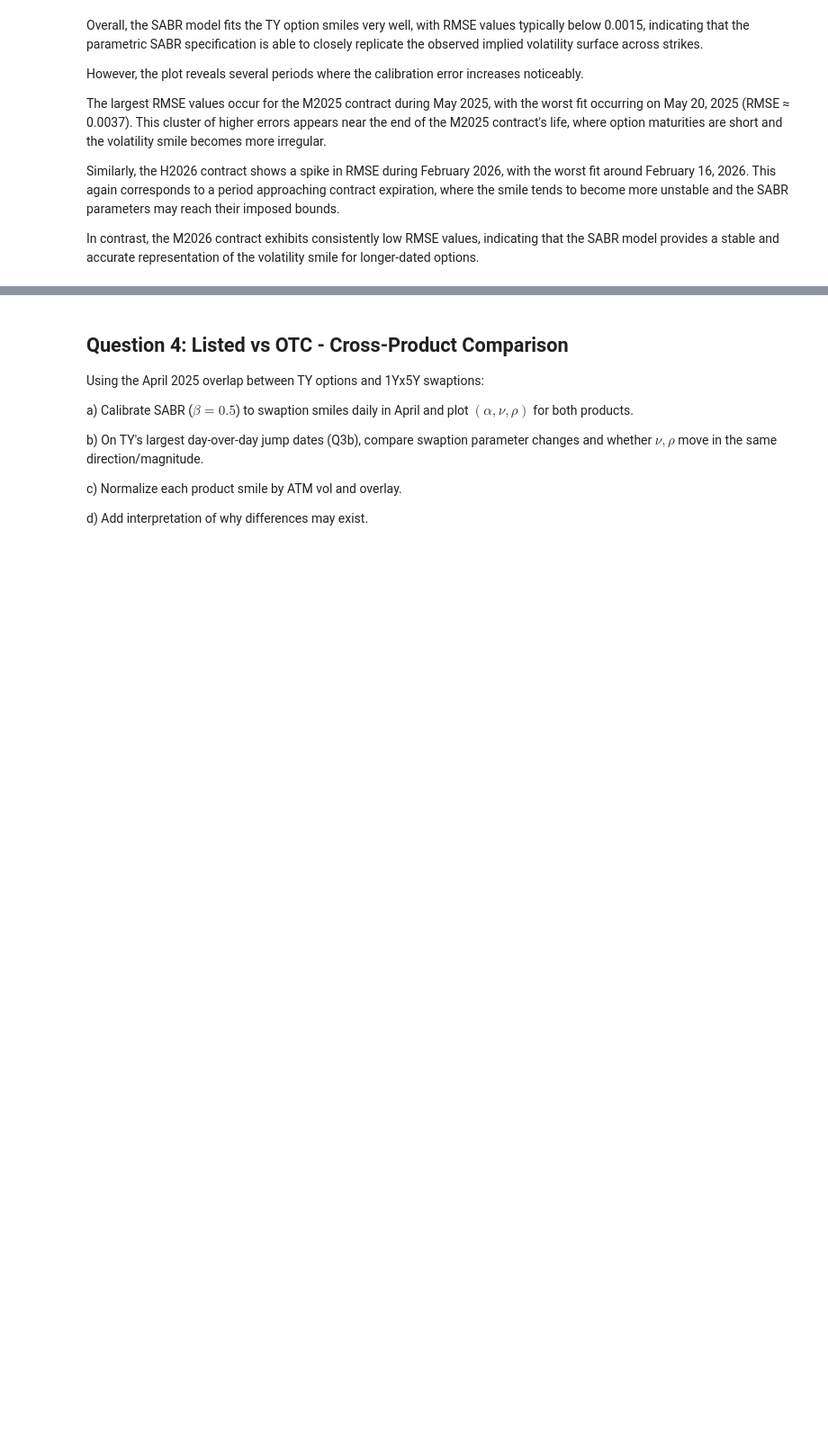
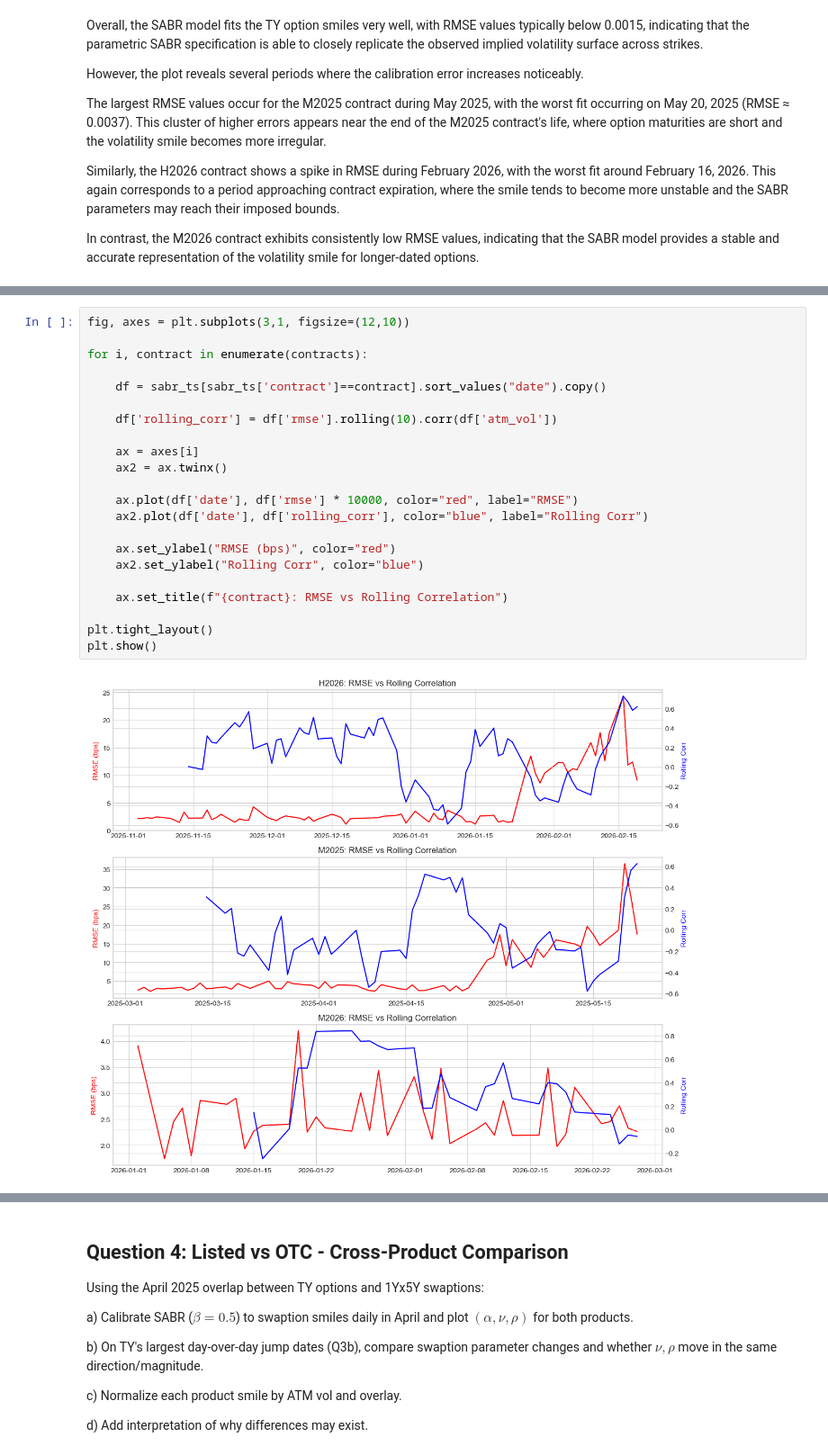
Before and after one commit to se101/Fixed-Income-Derivatives-, a Jupyter notebook: Project.ipynb, the cells around one changed output, grey strips where cells are left out. Shown at 90% size. Drawn from its saved outputs; the diff is of its cells as text; blank space fills up the shorter version.

```diff
--- a/Project.ipynb
+++ b/Project.ipynb
@@ -1341,0 +1398,24 @@ calib_all.groupby('contract').apply(lambda x: x[['rmse', 'atm_vol']].corr().iloc
+# %%
+fig, axes = plt.subplots(3,1, figsize=(12,10))
+
+for i, contract in enumerate(contracts):
+
+    df = sabr_ts[sabr_ts['contract']==contract].sort_values("date").copy()
+
+    df['rolling_corr'] = df['rmse'].rolling(10).corr(df['atm_vol'])
+
+    ax = axes[i]
+    ax2 = ax.twinx()
+
+    ax.plot(df['date'], df['rmse'] * 10000, color="red", label="RMSE")
+    ax2.plot(df['date'], df['rolling_corr'], color="blue", label="Rolling Corr")
+
+    ax.set_ylabel("RMSE (bps)", color="red")
+    ax2.set_ylabel("Rolling Corr", color="blue")
+
+    ax.set_title(f"{contract}: RMSE vs Rolling Correlation")
+
+plt.tight_layout()
+plt.show()
+# %% [output]
+[figure, added]
```
Also changed, not shown: parts of 19 cells of this notebook.
